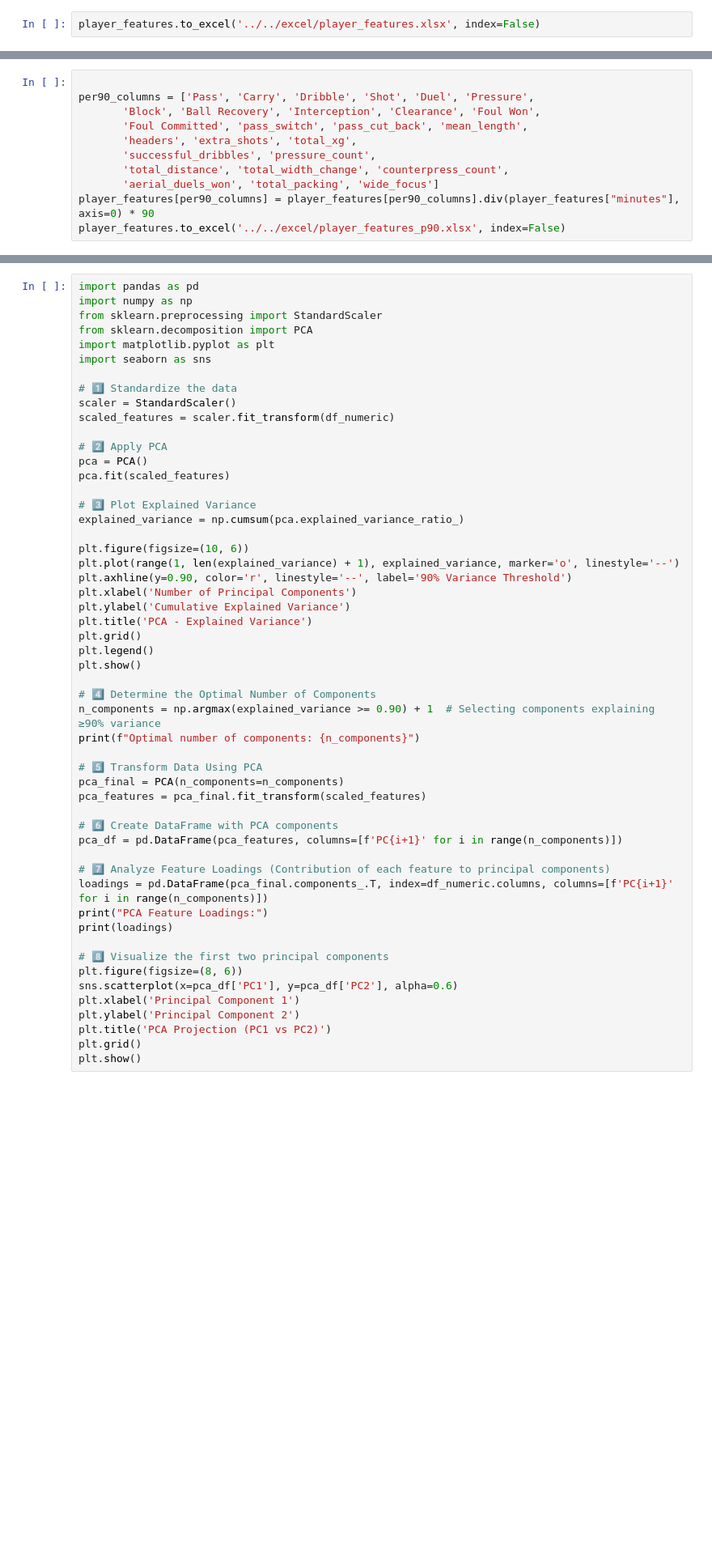
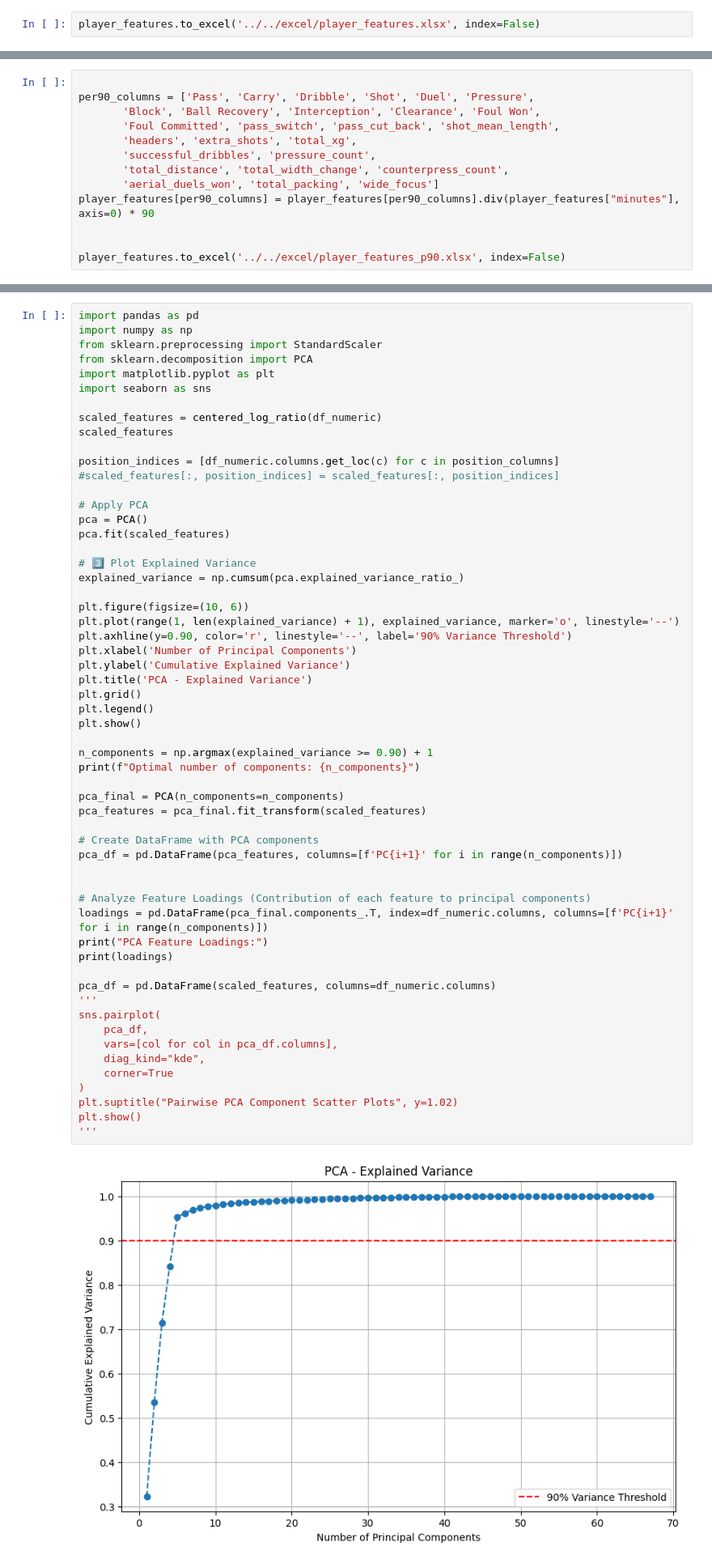
Before and after one commit to J0NAS12/Football-Scouting-with-Event-Data, a Jupyter notebook: backend/clustering_positions.ipynb, the cells around one changed output, grey strips where cells are left out. Shown at 81% size. Cells and saved outputs as stored; diff of their text form; blank space fills up the shorter version.

```diff
--- a/backend/clustering_positions.ipynb
+++ b/backend/clustering_positions.ipynb
@@ -392,12 +559,14 @@ player_features["attacking_start"] = (
 
 per90_columns = ['Pass', 'Carry', 'Dribble', 'Shot', 'Duel', 'Pressure',
        'Block', 'Ball Recovery', 'Interception', 'Clearance', 'Foul Won',
-       'Foul Committed', 'pass_switch', 'pass_cut_back', 'mean_length',
+       'Foul Committed', 'pass_switch', 'pass_cut_back', 'shot_mean_length',
        'headers', 'extra_shots', 'total_xg',
        'successful_dribbles', 'pressure_count',
        'total_distance', 'total_width_change', 'counterpress_count',
        'aerial_duels_won', 'total_packing', 'wide_focus']
 player_features[per90_columns] = player_features[per90_columns].div(player_features["minutes"], axis=0) * 90
+
+
 player_features.to_excel('../../excel/player_features_p90.xlsx', index=False)
 # %%
 
@@ -459,48 +734,54 @@ from sklearn.decomposition import PCA
 import matplotlib.pyplot as plt
 import seaborn as sns
 
-# 1️⃣ Standardize the data
-scaler = StandardScaler()
-scaled_features = scaler.fit_transform(df_numeric)
+scaled_features = centered_log_ratio(df_numeric)
+scaled_features
 
-# 2️⃣ Apply PCA
+position_indices = [df_numeric.columns.get_loc(c) for c in position_columns]
+#scaled_features[:, position_indices] = scaled_features[:, position_indices]
+
+# Apply PCA
 pca = PCA()
 pca.fit(scaled_features)
 
 # 3️⃣ Plot Explained Variance
 explained_variance = np.cumsum(pca.explained_variance_ratio_)
 
 plt.figure(figsize=(10, 6))
 plt.plot(range(1, len(explained_variance) + 1), explained_variance, marker='o', linestyle='--')
 plt.axhline(y=0.90, color='r', linestyle='--', label='90% Variance Threshold')
 plt.xlabel('Number of Principal Components')
 plt.ylabel('Cumulative Explained Variance')
 plt.title('PCA - Explained Variance')
 plt.grid()
 plt.legend()
 plt.show()
 
-# 4️⃣ Determine the Optimal Number of Components
-n_components = np.argmax(explained_variance >= 0.90) + 1  # Selecting components explaining ≥90% variance
+n_components = np.argmax(explained_variance >= 0.90) + 1
 print(f"Optimal number of components: {n_components}")
 
-# 5️⃣ Transform Data Using PCA
 pca_final = PCA(n_components=n_components)
 pca_features = pca_final.fit_transform(scaled_features)
 
-# 6️⃣ Create DataFrame with PCA components
+# Create DataFrame with PCA components
 pca_df = pd.DataFrame(pca_features, columns=[f'PC{i+1}' for i in range(n_components)])
 
-# 7️⃣ Analyze Feature Loadings (Contribution of each feature to principal components)
+
+# Analyze Feature Loadings (Contribution of each feature to principal components)
 loadings = pd.DataFrame(pca_final.components_.T, index=df_numeric.columns, columns=[f'PC{i+1}' for i in range(n_components)])
 print("PCA Feature Loadings:")
 print(loadings)
 
-# 8️⃣ Visualize the first two principal components
-plt.figure(figsize=(8, 6))
-sns.scatterplot(x=pca_df['PC1'], y=pca_df['PC2'], alpha=0.6)
-plt.xlabel('Principal Component 1')
-plt.ylabel('Principal Component 2')
-plt.title('PCA Projection (PC1 vs PC2)')
-plt.grid()
+pca_df = pd.DataFrame(scaled_features, columns=df_numeric.columns)
+'''
+sns.pairplot(
+    pca_df,
+    vars=[col for col in pca_df.columns],
+    diag_kind="kde",
+    corner=True
+)
+plt.suptitle("Pairwise PCA Component Scatter Plots", y=1.02)
 plt.show()
+'''
+# %% [output]
+[figure, added]
```
Also changed, not shown: parts of 77 cells of this notebook, 31 other files.
